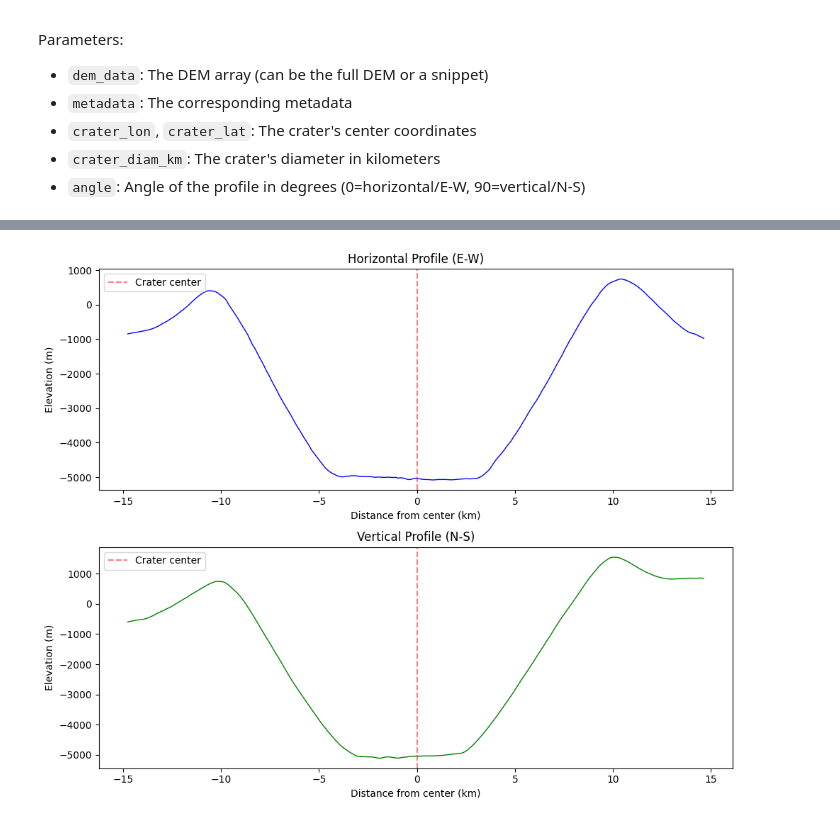
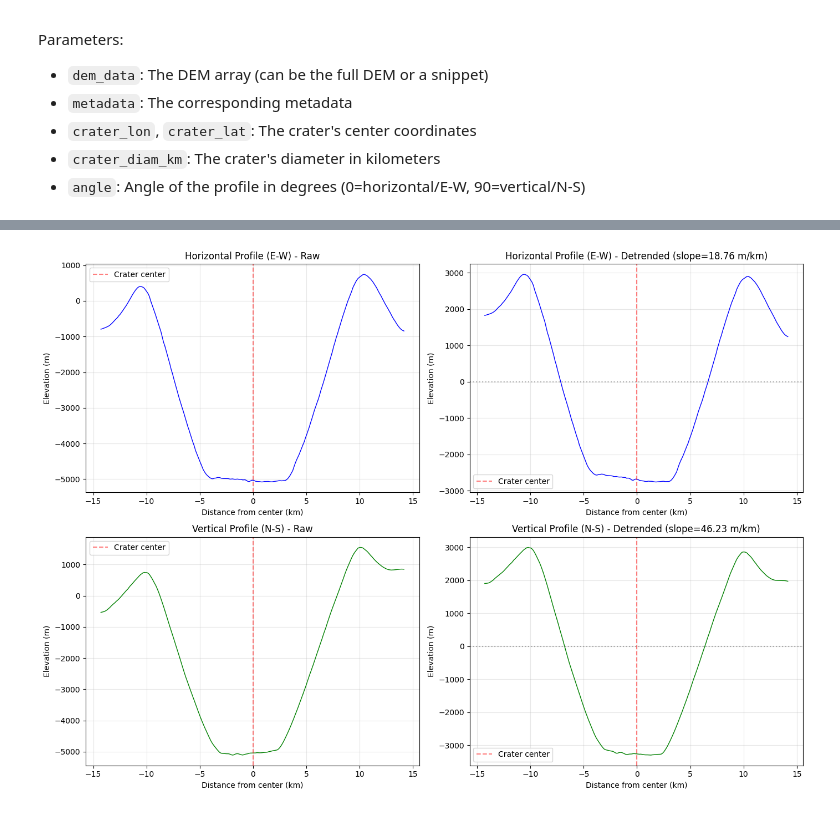
Before and after one commit to Andrew-Pick/lunar_dem_analysis, a Jupyter notebook: notebooks/exploratory_analysis.ipynb, the cells around one changed output, grey strips where cells are left out. Saved outputs shown, nothing was run; the diff lists cells and outputs as text; code cells hidden in the pictures.

Commit message:
Added detrend function

```diff
--- a/notebooks/exploratory_analysis.ipynb
+++ b/notebooks/exploratory_analysis.ipynb
@@ -35,0 +17,12 @@ Filtered to 2511 craters matching criteria.
+# %%
+lat = 'LAT_CIRC_IMG'
+lon = 'LON_CIRC_IMG'
+diam = 'DIAM_CIRC_IMG'
+
+craters = read_crater_locations('../data/catalogs/lunar_crater_database_robbins_2018.csv')
+craters = filter_craters(craters, pole='south', lat_threshold=60, circ_threshold=None, diam_min=8, diam_max=None, lat_col=lat, diam_col=diam)
+
+#craters = read_crater_locations('../data/catalogs/moon_data.csv')
+#craters = filter_craters(craters, pole='south', lat_threshold=60, circ_threshold=0.85, diam_min=8000, diam_max=None, lat_col=lat, diam_col=diam)
+
+craters.head()
@@ -43,9 +46,9 @@ crater_objects = []
 for index, row in craters.head(100).iterrows():
     # Extract crater properties from the row
     crater_id = None #row['CRATER_ID']
-    crater_lon = row['LON_ELLI_IMG']
-    crater_lat = row['LAT_ELLI_IMG']
-    crater_diam_km = row['DIAM_ELLI_MAJOR_IMG'] #/1000.0  # Convert diameter from meters to kilometers
+    crater_lon = row[lon]
+    crater_lat = row[lat]
+    crater_diam_km = row[diam] #/1000.0  # Convert diameter from meters to kilometers
 
     # Get the DEM snippet for this crater
     dem_snippet, snippet_meta, center_coords = get_dem_snippet(
@@ -112,6 +115,9 @@ Parameters:
 - `crater_diam_km`: The crater's diameter in kilometers
 - `angle`: Angle of the profile in degrees (0=horizontal/E-W, 90=vertical/N-S)
 # %%
+# Import the detrending function
+from crater_analysis.analysis import detrend_profile
+
 # Extract profiles in both horizontal and vertical directions
 crater = crater_objects[50]
 
@@ -135,29 +141,53 @@ distance_v, elevation_v, pixel_coords_v = get_crater_profile(
     angle=90  # 90 degrees = vertical (N-S)
 )
 
-print(f"Horizontal profile: {len(elevation_h)} pixels")
-print(f"Vertical profile: {len(elevation_v)} pixels")
+# Detrend both profiles to remove regional slope
+elevation_h_detrended, slope_h, intercept_h = detrend_profile(distance_h, elevation_h)
+elevation_v_detrended, slope_v, intercept_v = detrend_profile(distance_v, elevation_v)
 
-# Plot both profiles
-fig, (ax1, ax2) = plt.subplots(2, 1, figsize=(10, 8))
+print(f"Horizontal profile: {len(elevation_h)} pixels, slope={slope_h:.2f} m/km")
+print(f"Vertical profile: {len(elevation_v)} pixels, slope={slope_v:.2f} m/km")
 
-# Horizontal profile
-ax1.plot(distance_h, elevation_h, '-', linewidth=1, color='blue')
-ax1.axvline(x=0, color='red', linestyle='--', alpha=0.5, label='Crater center')
-ax1.set_xlabel('Distance from center (km)')
-ax1.set_ylabel('Elevation (m)')
-ax1.set_title(f'Horizontal Profile (E-W)')
-#ax1.grid(True, alpha=0.3)
-ax1.legend()
+# Plot both raw and detrended profiles
+fig, axes = plt.subplots(2, 2, figsize=(14, 10))
 
-# Vertical profile
-ax2.plot(distance_v, elevation_v, '-', linewidth=1, color='green')
-ax2.axvline(x=0, color='red', linestyle='--', alpha=0.5, label='Crater center')
-ax2.set_xlabel('Distance from center (km)')
-ax2.set_ylabel('Elevation (m)')
-ax2.set_title(f'Vertical Profile (N-S)')
-#ax2.grid(True, alpha=0.3)
-ax2.legend()
+# Horizontal profile - Raw
+axes[0, 0].plot(distance_h, elevation_h, '-', linewidth=1, color='blue')
+axes[0, 0].axvline(x=0, color='red', linestyle='--', alpha=0.5, label='Crater center')
+axes[0, 0].set_xlabel('Distance from center (km)')
+axes[0, 0].set_ylabel('Elevation (m)')
+axes[0, 0].set_title(f'Horizontal Profile (E-W) - Raw')
+axes[0, 0].legend()
+axes[0, 0].grid(True, alpha=0.3)
+
+# Horizontal profile - Detrended
+axes[0, 1].plot(distance_h, elevation_h_detrended, '-', linewidth=1, color='blue')
+axes[0, 1].axvline(x=0, color='red', linestyle='--', alpha=0.5, label='Crater center')
+axes[0, 1].axhline(y=0, color='black', linestyle=':', alpha=0.3)
+axes[0, 1].set_xlabel('Distance from center (km)')
+axes[0, 1].set_ylabel('Elevation (m)')
+axes[0, 1].set_title(f'Horizontal Profile (E-W) - Detrended (slope={slope_h:.2f} m/km)')
+axes[0, 1].legend()
+axes[0, 1].grid(True, alpha=0.3)
+
+# Vertical profile - Raw
+axes[1, 0].plot(distance_v, elevation_v, '-', linewidth=1, color='green')
+axes[1, 0].axvline(x=0, color='red', linestyle='--', alpha=0.5, label='Crater center')
+axes[1, 0].set_xlabel('Distance from center (km)')
+axes[1, 0].set_ylabel('Elevation (m)')
+axes[1, 0].set_title(f'Vertical Profile (N-S) - Raw')
+axes[1, 0].legend()
+axes[1, 0].grid(True, alpha=0.3)
+
+# Vertical profile - Detrended
+axes[1, 1].plot(distance_v, elevation_v_detrended, '-', linewidth=1, color='green')
+axes[1, 1].axvline(x=0, color='red', linestyle='--', alpha=0.5, label='Crater center')
+axes[1, 1].axhline(y=0, color='black', linestyle=':', alpha=0.3)
+axes[1, 1].set_xlabel('Distance from center (km)')
+axes[1, 1].set_ylabel('Elevation (m)')
+axes[1, 1].set_title(f'Vertical Profile (N-S) - Detrended (slope={slope_v:.2f} m/km)')
+axes[1, 1].legend()
+axes[1, 1].grid(True, alpha=0.3)
 
 plt.tight_layout()
 plt.show()
@@ -167 +197 @@ Vertical profile: 246 pixels
-[figure, old version]
+[figure, new version]
```
Also changed, not shown: parts of 5 cells of this notebook, 1 other file.
